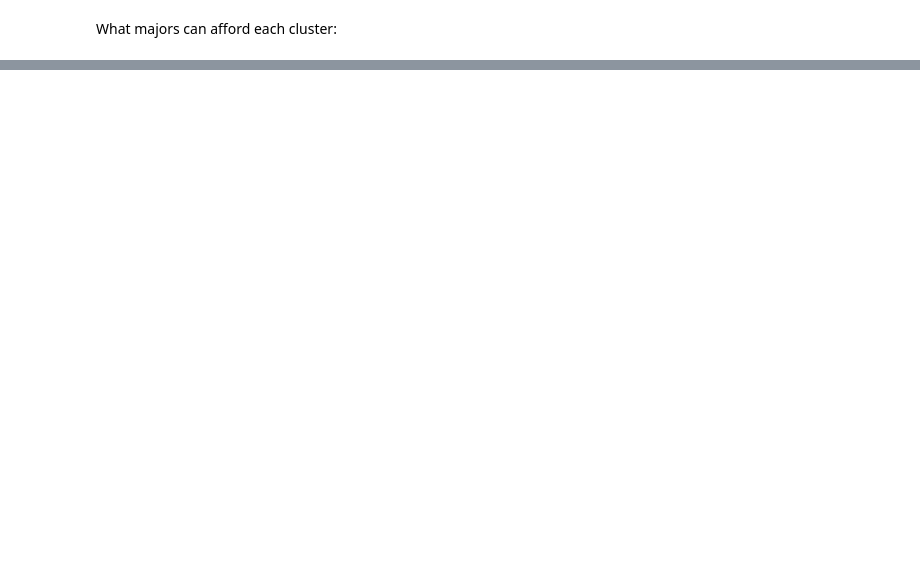
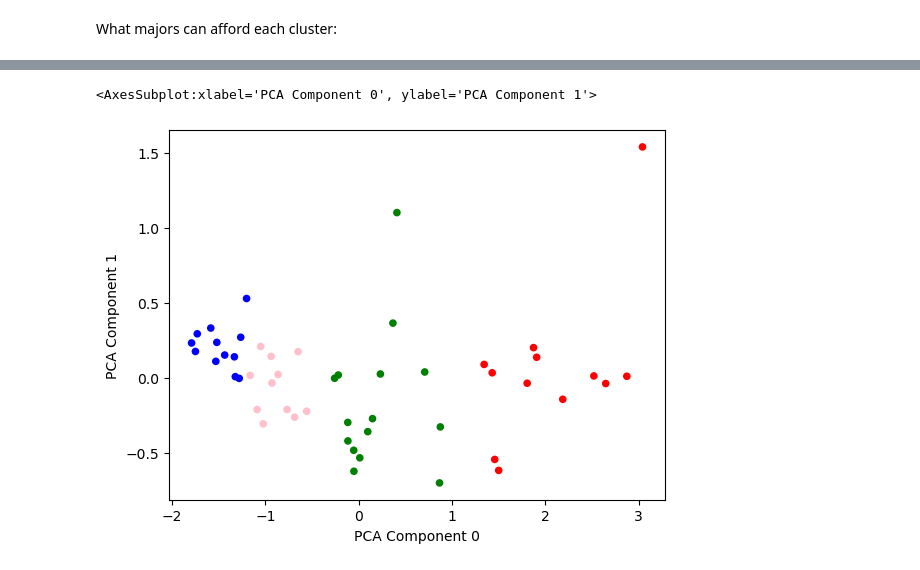
Before and after one commit to claravox/CSC466-project, a Jupyter notebook: Final_466.ipynb, the cells around one changed output, grey strips where cells are left out. Cells and saved outputs as stored; diff of their text form; code cells hidden in the pictures; blank space fills up the shorter version.

Commit message:
Clustering code is working

```diff
--- a/Final_466.ipynb
+++ b/Final_466.ipynb
@@ -962,7 +1065,7 @@ while True:
         min_c = None
         for j in range(len(means)):
             c = means.iloc[j]
-            d = distance(x, c)
+            d = Project_helper.distance(x, c)
             if d < min_d:
                 min_c = j
                 min_d = d
@@ -998,0 +1170,30 @@ X_pca.plot.scatter(x=X_pca.columns[0],y=X_pca.columns[1],c=colorings[3], xlabel=
+# %%
+distortions = []
+k = 4
+means = X.sample(n=k)
+last_distortion = np.Inf
+while True:
+    # Assignment to a cluster
+    clusters = []
+    distortion = 0
+    for i in range(len(X)):
+        x = X.iloc[i]
+        min_d = np.Inf
+        min_c = None
+        for j in range(len(means)):
+            c = means.iloc[j]
+            d = Project_helper.distance(x, c)
+            if d < min_d:
+                min_c = j
+                min_d = d
+        distortion += np.dot((x - means.iloc[j]), (x - means.iloc[j]))
+        clusters.append(min_c)
+    Xc = X.copy()
+    Xc['cluster'] = clusters
+    distortions.append(distortion)
+    # Distortion should go down over time, and eventually slow down
+    if np.abs(distortion - last_distortion) < 0.000001:
+        break
+    last_distortion = distortion
+    print(distortion)
+    means = Xc.groupby('cluster').mean()
@@ -998,0 +1208,13 @@ X_pca.plot.scatter(x=X_pca.columns[0],y=X_pca.columns[1],c=colorings[3], xlabel=
+# %%
+cluster_labels = {}
+# Are we doing 1 indexing now?
+cluster_labels[3] = clusters
+cluster_labels = pd.DataFrame(cluster_labels)
+
+colorings = {}
+# colorings[2] = cluster_labels[2].map({0: "Blue", 1: "Red"}) # This is a new pandas command for us that maps all 0 values to Blue, etc
+colorings[3] = cluster_labels[3].map({0: "Blue", 1: "Red",2: "Pink", 3: 'Green'}) # This is a new pandas command for us that maps all 0 values to Blue, etc
+X_pca.plot.scatter(x=X_pca.columns[0],y=X_pca.columns[1],c=colorings[3], xlabel='PCA Component 0', ylabel='PCA Component 1')
+# %% [output]
+<AxesSubplot:xlabel='PCA Component 0', ylabel='PCA Component 1'>
+[figure, added]
```
Also changed, not shown: parts of 30 cells of this notebook, 1 other file.
